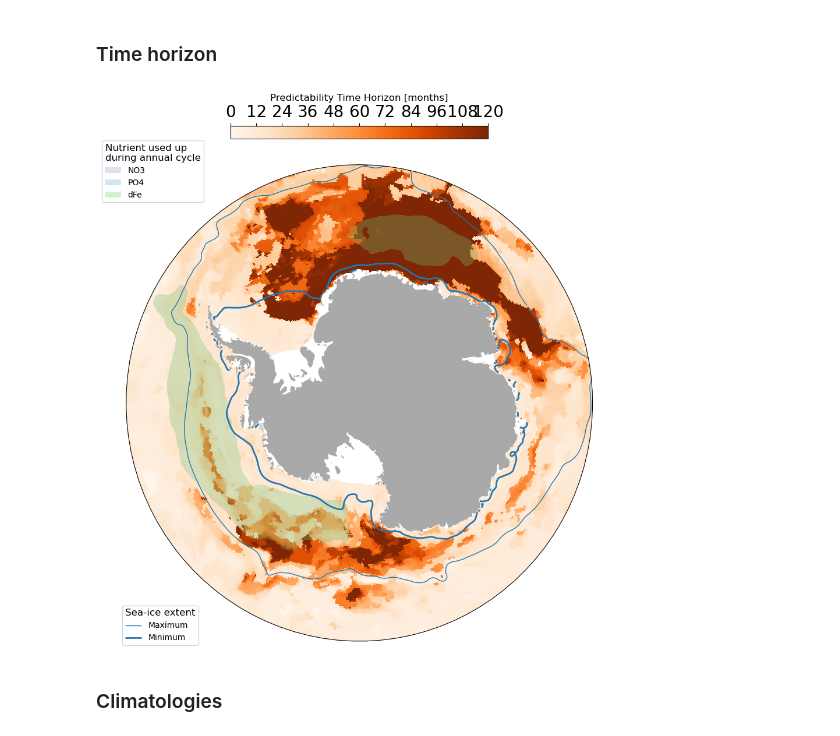
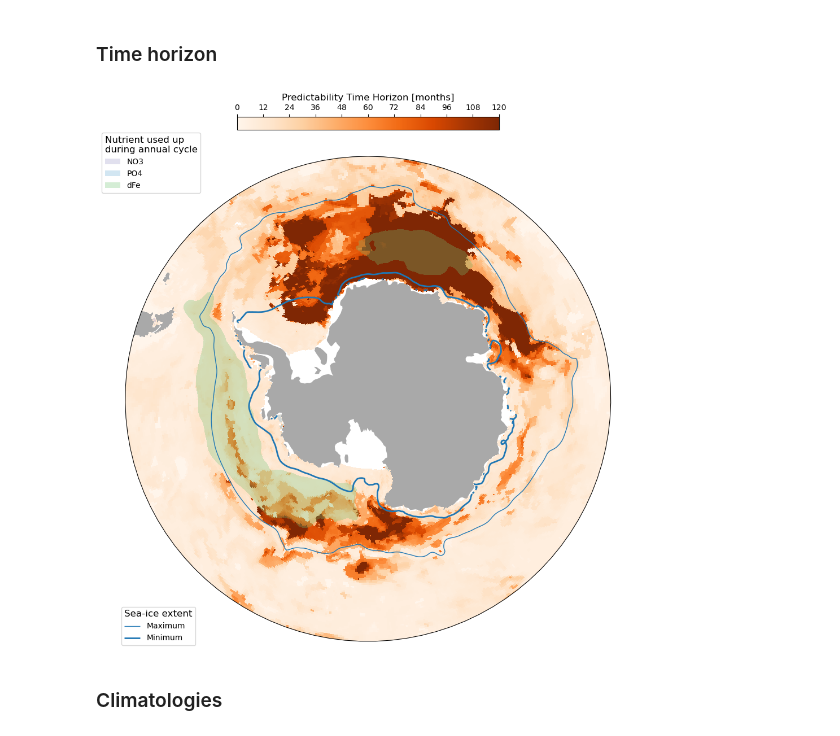
Before and after one commit to gmacgilchrist/esm4ppe_dev, a Jupyter notebook: notebooks/analysis/draw_highlats.ipynb, the cells around one changed output. Cells and saved outputs as stored; diff of their text form; code cells hidden in the pictures.

```diff
--- a/notebooks/analysis/draw_highlats.ipynb
+++ b/notebooks/analysis/draw_highlats.ipynb
@@ -126,7 +126,7 @@ def plot_PolarStereographic(pole,**kwargs):
     fig,ax = plt.subplots(figsize=(10,10),subplot_kw={'projection':crsP})
 
     ax.add_feature(cfeature.LAND,facecolor='darkgray')
-    ax.set_extent([-180, 180, mult*90, mult*55], ccrs.PlateCarree())
+    ax.set_extent([-180, 180, mult*90, mult*50], ccrs.PlateCarree())
 
     theta = np.linspace(0, 2*np.pi, 100)
     center, radius = [0.5, 0.5], 0.5
@@ -158,54 +158,53 @@ cbar.set_ticks(np.arange(0,121,12))
 
 Zsinow = Zsi.sel(month=pole_kwargs[pole]['imonthsimax'])
 csi = ax.contour(X,Y,Zsinow,levels=[0.15],transform=crsT,colors='tab:blue',linewidths=1)
 artists_simax,labels = csi.legend_elements()
 Zsinow = Zsi.sel(month=pole_kwargs[pole]['imonthsimin'])
 csi = ax.contour(X,Y,Zsinow,levels=[0.15],transform=crsT,colors='tab:blue',linewidths=2)
 artists_simin,labels = csi.legend_elements()
 
 legend_si = ax.legend([artists_simax[0], artists_simin[0]], ["Maximum", "Minimum"],
                         loc = 'lower left',
                         title = 'Sea-ice extent',
                         alignment = 'left',
                         title_fontsize = 12,
                         fontsize=10,
                         borderaxespad=-0.5)
 
 artists=[]
 labels=[]
-for nutrient in nutrients:
-    Znow = ds_annmin[nutrient]
-    cs = ax.contourf(X,Y,Znow,
-                     levels=[0,nutrient_kwargs[nutrient]['min']],
-                     cmap=nutrient_kwargs[nutrient]['cmap'],
-                     alpha=0.3,
-                     transform=crsT)
-    artist, label = cs.legend_elements()
-    artists.append(artist[0])
-    labels.append(nutrient_kwargs[nutrient]['longname'])
+if len(nutrients)>0:
+    for nutrient in nutrients:
+        Znow = ds_annmin[nutrient]
+        cs = ax.contourf(X,Y,Znow,
+                         levels=[0,nutrient_kwargs[nutrient]['min']],
+                         cmap=nutrient_kwargs[nutrient]['cmap'],
+                         alpha=0.3,
+                         transform=crsT)
+        artist, label = cs.legend_elements()
+        artists.append(artist[0])
+        labels.append(nutrient_kwargs[nutrient]['longname'])
+
+    ax.legend(artists,labels,
+      loc='upper left',
+      title='Nutrient used up\nduring annual cycle',
+      alignment='left',
+      title_fontsize = 12,
+      fontsize=10,
+      borderaxespad=-3)
 
 if pole=='north':
     for region in LMEArctic:
         ax.contour(X,Y,LMEmasks[region].transpose(),levels = [0.5],colors='black',linewidths=0.5,transform=crsT,alpha=0.3)
-
-
-ax.legend(artists,labels,
-          loc='upper left',
-          title='Nutrient used up\nduring annual cycle',
-          alignment='left',
-          title_fontsize = 12,
-          fontsize=10,
-          borderaxespad=-3)
-
 
 ax.add_artist(legend_si)
 
 fig.tight_layout()
 
 savefile = '.'.join(['ppp_timehorizon',variable,pole,'png'])
 fig.savefig(ppeDict['figsavedir']+'/highlats/'+savefile,dpi=300,transparent=True)
 # %% [output]
-[figure, old version]
+[figure, new version]
 # %% [markdown]
 ### Climatologies
 # %%
```
Also changed, not shown: 51 other files.
